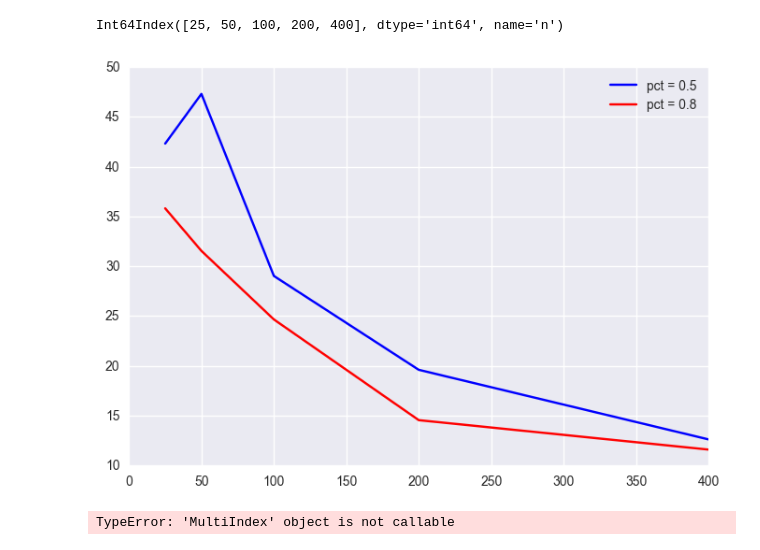
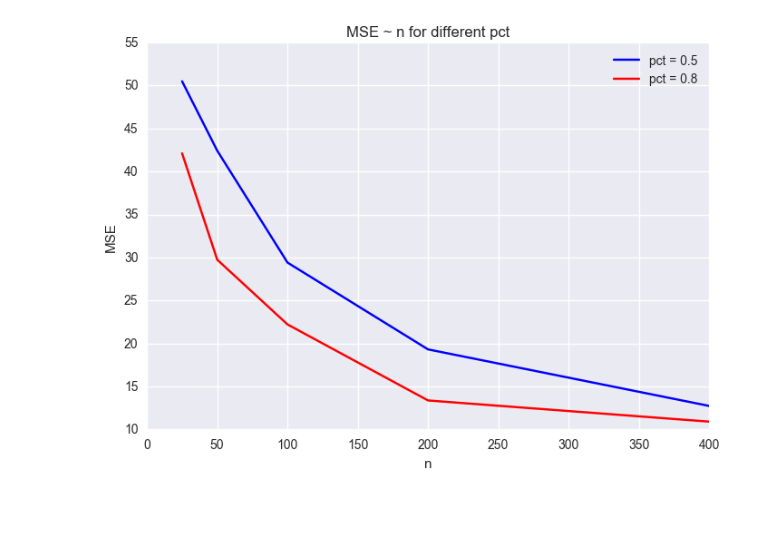
Before and after one commit to zihaoxu/BLB-RF-Simulation, a Jupyter notebook: Ipython - n_gamma_pct_MSE.ipynb, the cells around one changed output. Saved outputs shown, nothing was run; the diff lists cells and outputs as text; code cells hidden in the pictures; blank space fills up the shorter version.

```diff
--- a/Ipython - n_gamma_pct_MSE.ipynb
+++ b/Ipython - n_gamma_pct_MSE.ipynb
@@ -40,15 +98,17 @@ plt.show()
+# %%
+plt.figure()
+color_dict = {0.5:'b',0.8:'r'}
+for pct in df['pct'].unique():
+    temp = df[df['pct']==pct]
+    grouped = temp.groupby('n').mean()
+    plt.plot(grouped.index, grouped['MSE'], c = color_dict[pct], label = "pct = " + str(pct))
+plt.xlabel('n')
+plt.ylabel('MSE')
+plt.title('MSE ~ n for different pct')
+plt.legend()
+plt.show()
+# %% [output]
+[figure, added]
 # %%
-temp = df[df['s']==s]
-temp.groupby('n').mean().index
+temp = df[df['pct']==.5]
+temp.groupby('n').mean().MSE
-# %% [output]
-Int64Index([25, 50, 100, 200, 400], dtype='int64', name='n')
-# %%
-plt.figure()
-color_dict = {0.5:'b',0.8:'r'}
-for pct in s_fix['pct'].unique():
-    temp = s_fix[s_fix['pct']==pct]
-    plt.plot(temp['n'], temp['MSE'], c = color_dict[pct], label = "pct = " + str(pct))
-plt.legend()
-plt.show()
-# %% [output]
-[figure, removed]
@@ -57,4 +114,0 @@ newd = pd.DataFrame(df.groupby(['pct','n']).mean()['MSE'])
-# %%
-newd.index()
-# %% [output]
-TypeError: 'MultiIndex' object is not callable
```
Also changed, not shown: parts of 11 cells of this notebook, 2 other files.
